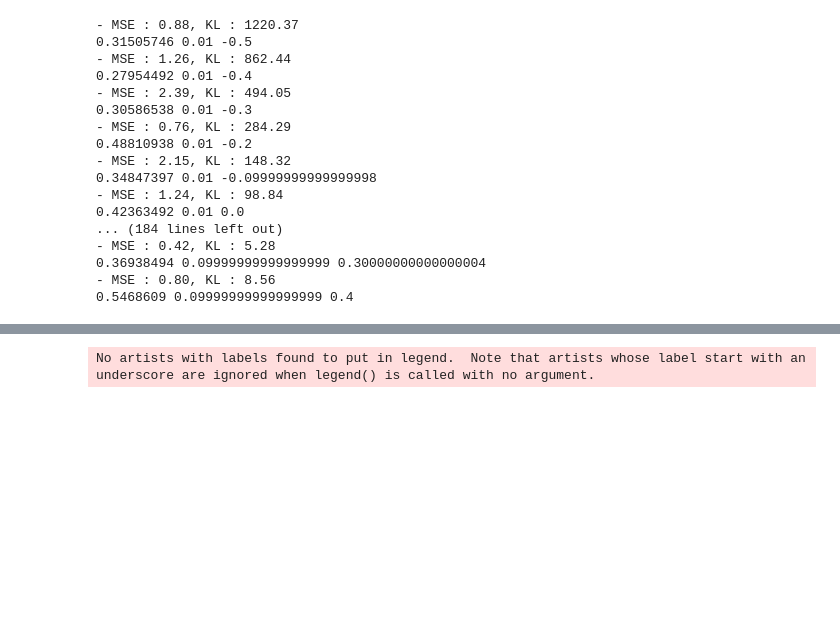
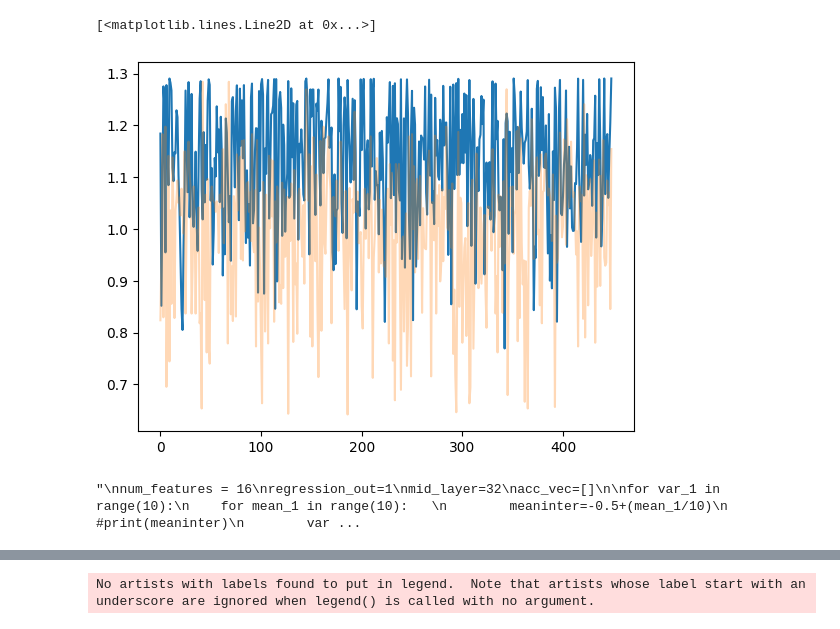
Before and after one commit to Ata-gith/CS550, a Jupyter notebook: Bayesian NN/bnn_life_expectancy.ipynb, the cells around one changed output, grey strips where cells are left out. Cells and saved outputs as stored; diff of their text form; code cells hidden in the pictures; blank space fills up the shorter version.

```diff
--- a/Bayesian NN/bnn_life_expectancy.ipynb
+++ b/Bayesian NN/bnn_life_expectancy.ipynb
@@ -178,4 +187,14 @@ plt.plot(tssy,alpha=0.3)
+# %%
+tssx=model(ts_data_x).detach().numpy()
+tssy=ts_data_y.detach().numpy()
+
+plt.plot(tssx)
+plt.plot(tssy,alpha=0.3)
+# %% [output]
+[<matplotlib.lines.Line2D at 0x...>]
+[figure, added]
 # %%
+'''
 num_features = 16
 regression_out=1
 mid_layer=32
@@ -186,9 +205,7 @@ for var_1 in range(10):
         meaninter=-0.5+(mean_1/10)
         #print(meaninter)
         variter=0.01+(var_1/100)
-        model = nn.Sequential(
-            bnn.BayesLinear(prior_mu=meaninter, prior_sigma=variter, in_features=num_features, out_features=32),
-            nn.Tanh(),
+        model = nn.Sequential(-1.00000000e-01
             bnn.BayesLinear(prior_mu=0, prior_sigma=0.1, in_features=32, out_features=regression_out),
             #nn.Tanh(),
         )
@@ -214,24 +231,11 @@ for var_1 in range(10):
         acc=acc.detach().numpy()
         print(np.std(acc),variter,meaninter)
         acc_vec.append([np.std(acc),variter,meaninter,mse.item(), kl.item()])
+
+
+'''
 # %% [output]
-- MSE : 0.88, KL : 1220.37
-0.31505746 0.01 -0.5
-- MSE : 1.26, KL : 862.44
-0.27954492 0.01 -0.4
-- MSE : 2.39, KL : 494.05
-0.30586538 0.01 -0.3
-- MSE : 0.76, KL : 284.29
-0.48810938 0.01 -0.2
-- MSE : 2.15, KL : 148.32
-0.34847397 0.01 -0.09999999999999998
-- MSE : 1.24, KL : 98.84
-0.42363492 0.01 0.0
-... (184 lines left out)
-- MSE : 0.42, KL : 5.28
-0.36938494 0.09999999999999999 0.30000000000000004
-- MSE : 0.80, KL : 8.56
-0.5468609 0.09999999999999999 0.4
+"\nnum_features = 16\nregression_out=1\nmid_layer=32\nacc_vec=[]\n\nfor var_1 in range(10):\n    for mean_1 in range(10):   \n        meaninter=-0.5+(mean_1/10)\n        #print(meaninter)\n        var ...
 # %%
 arr=np.array(acc_vec)
 print(np.shape(arr))
```
Also changed, not shown: parts of 12 cells of this notebook, 3 other files.
